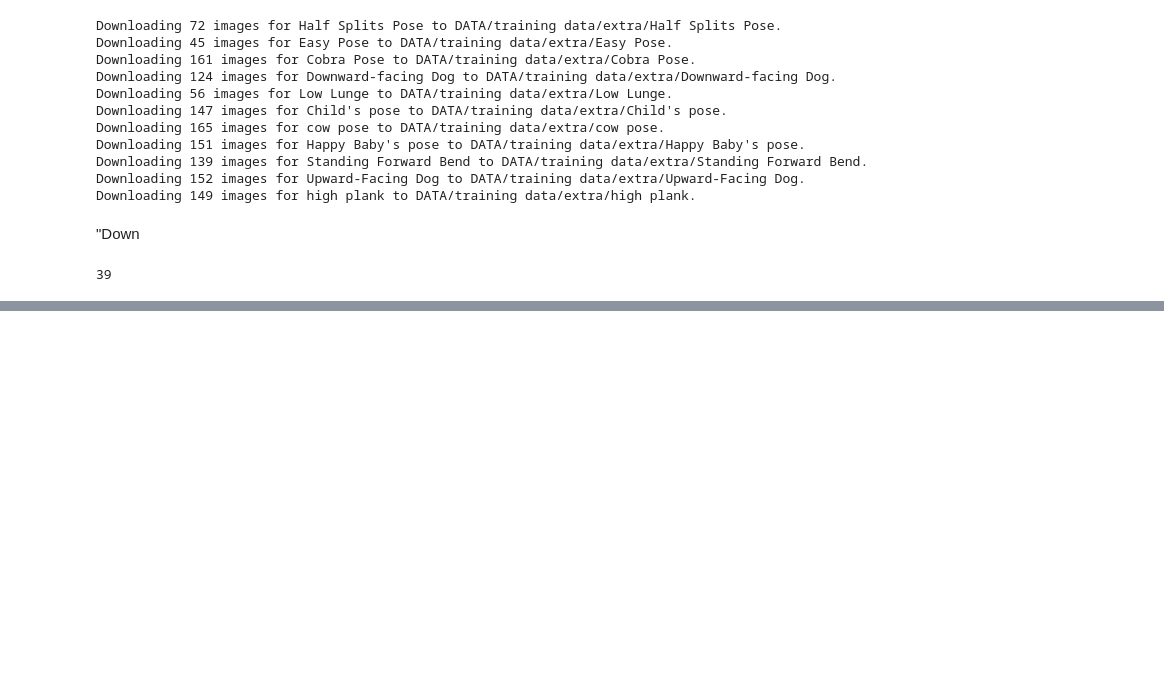
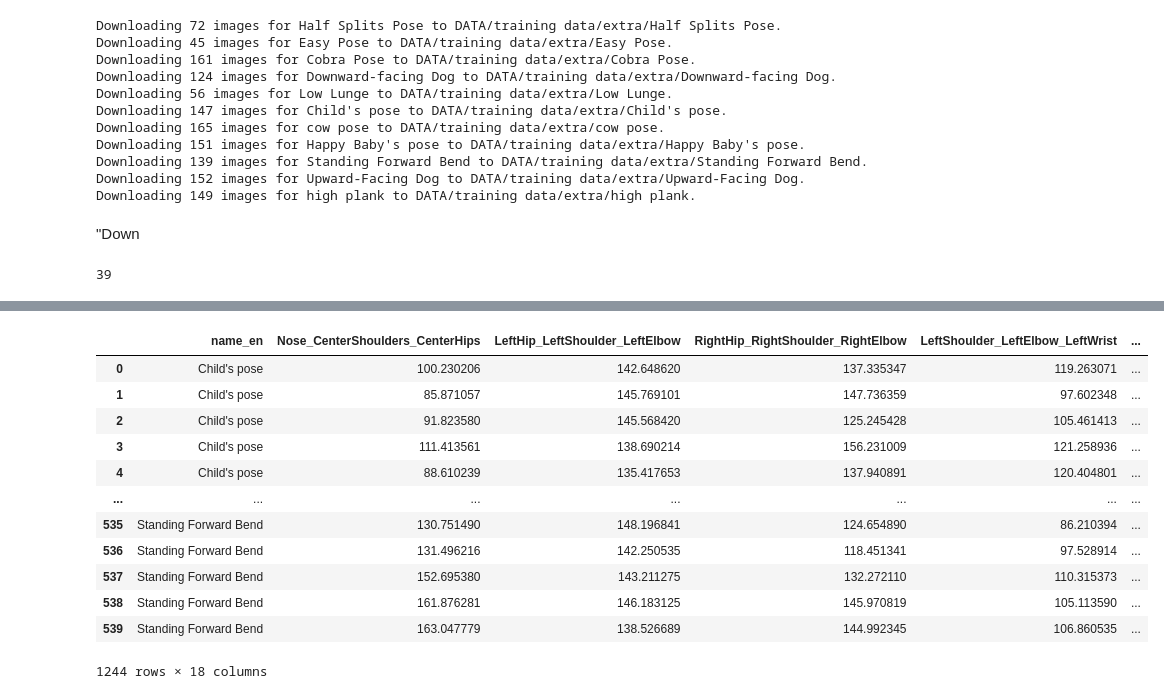
Before and after one commit to gpadem/Yoga_Class_Analysis, a Jupyter notebook: Extra Data.ipynb, the cells around one changed output, grey strips where cells are left out. Cells and saved outputs as stored; diff of their text form; code cells hidden in the pictures; blank space fills up the shorter version.

```diff
--- a/Extra Data.ipynb
+++ b/Extra Data.ipynb
@@ -89,0 +127,18 @@ img_download("Uttanasana", folder=extra_dir / "utts/", parallel=True, max_urls=5
+# %%
+full_data=pd.concat([extra_data.drop("name_sa", axis=1).dropna(),original_data[original_data["name_en"]!="Andrea's Cat"].drop("name_sa", axis=1).dropna()])
+# %%
+full_data
+# %% [output]
+|  | name_en | Nose_CenterShoulders_CenterHips | LeftHip_LeftShoulder_LeftElbow | RightHip_RightShoulder_RightElbow | LeftShoulder_LeftElbow_LeftWrist | ... |
+| 0 | Child's pose | 100.230206 | 142.648620 | 137.335347 | 119.263071 | ... |
+| 1 | Child's pose | 85.871057 | 145.769101 | 147.736359 | 97.602348 | ... |
+| 2 | Child's pose | 91.823580 | 145.568420 | 125.245428 | 105.461413 | ... |
+| 3 | Child's pose | 111.413561 | 138.690214 | 156.231009 | 121.258936 | ... |
+| 4 | Child's pose | 88.610239 | 135.417653 | 137.940891 | 120.404801 | ... |
+| ... | ... | ... | ... | ... | ... | ... |
+| 535 | Standing Forward Bend | 130.751490 | 148.196841 | 124.654890 | 86.210394 | ... |
+| 536 | Standing Forward Bend | 131.496216 | 142.250535 | 118.451341 | 97.528914 | ... |
+| 537 | Standing Forward Bend | 152.695380 | 143.211275 | 132.272110 | 110.315373 | ... |
+| 538 | Standing Forward Bend | 161.876281 | 146.183125 | 145.970819 | 105.113590 | ... |
+| 539 | Standing Forward Bend | 163.047779 | 138.526689 | 144.992345 | 106.860535 | ... |
+1244 rows × 18 columns
```
Also changed, not shown: parts of 6 cells of this notebook, 3 other files.
